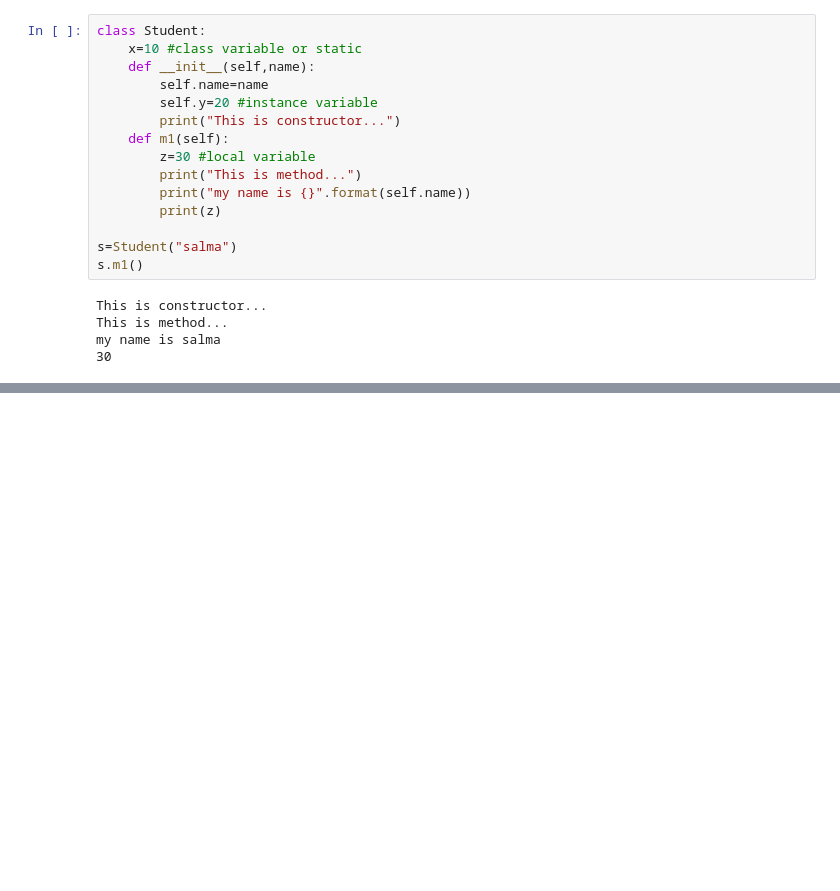
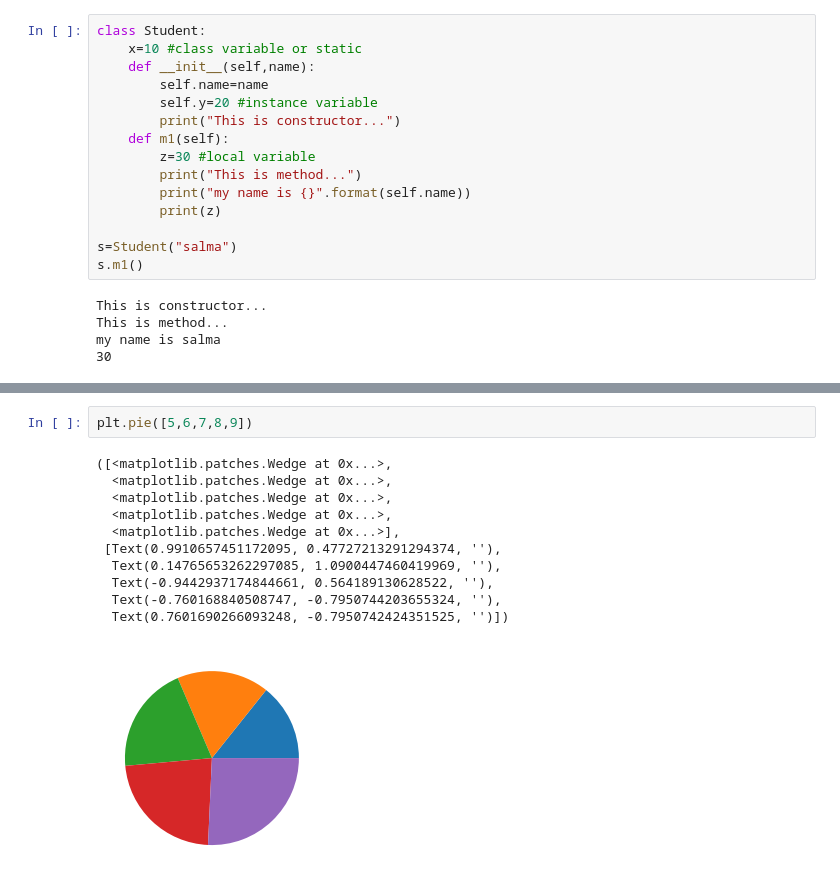
Before and after one commit to salma1819/python-workshop, a Jupyter notebook: Day-5.ipynb, the cells around one changed output, grey strips where cells are left out. Cells and saved outputs as stored; diff of their text form; blank space fills up the shorter version.

```diff
--- a/Day-5.ipynb
+++ b/Day-5.ipynb
@@ -314,0 +372,14 @@ my name is salma
+# %%
+plt.pie([5,6,7,8,9])
+# %% [output]
+([<matplotlib.patches.Wedge at 0x...>,
+  <matplotlib.patches.Wedge at 0x...>,
+  <matplotlib.patches.Wedge at 0x...>,
+  <matplotlib.patches.Wedge at 0x...>,
+  <matplotlib.patches.Wedge at 0x...>],
+ [Text(0.9910657451172095, 0.47727213291294374, ''),
+  Text(0.14765653262297085, 1.0900447460419969, ''),
+  Text(-0.9442937174844661, 0.564189130628522, ''),
+  Text(-0.760168840508747, -0.7950744203655324, ''),
+  Text(0.7601690266093248, -0.7950742424351525, '')])
+[figure, added]
```
Also changed, not shown: parts of 6 cells of this notebook.
